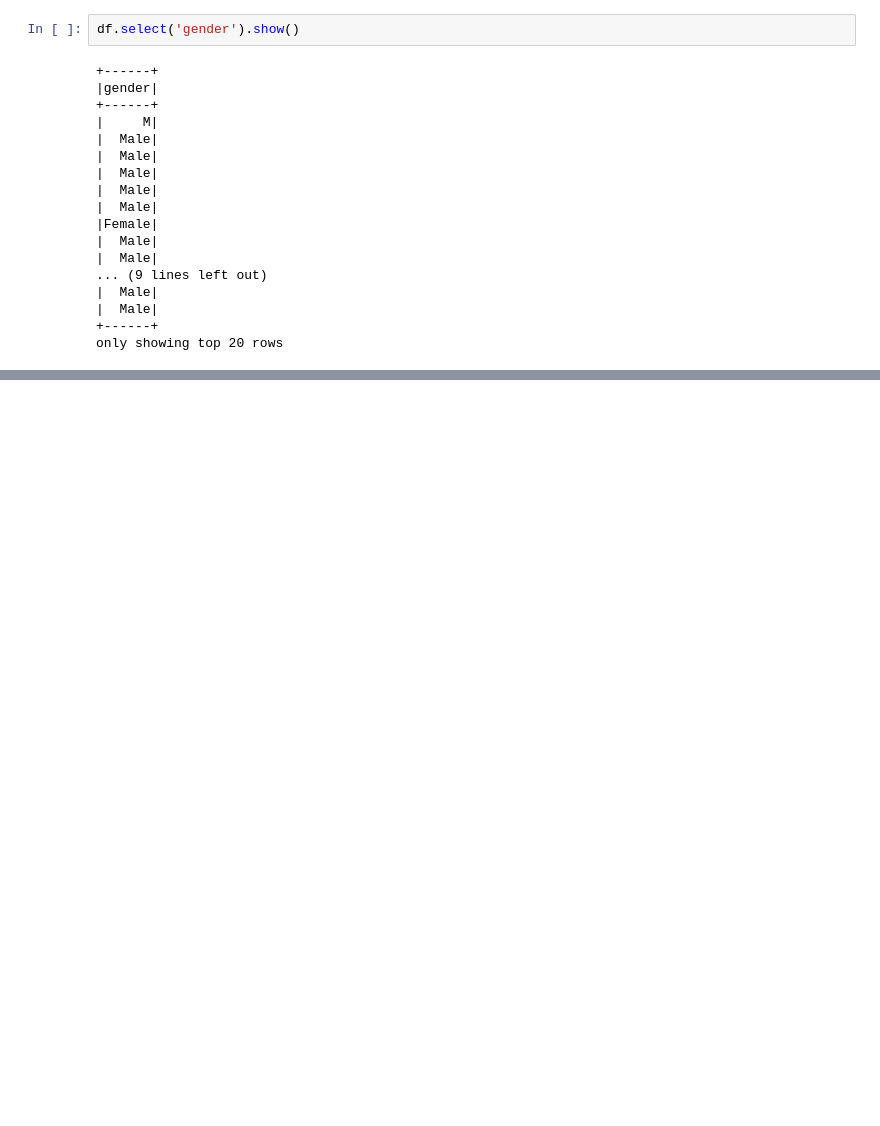
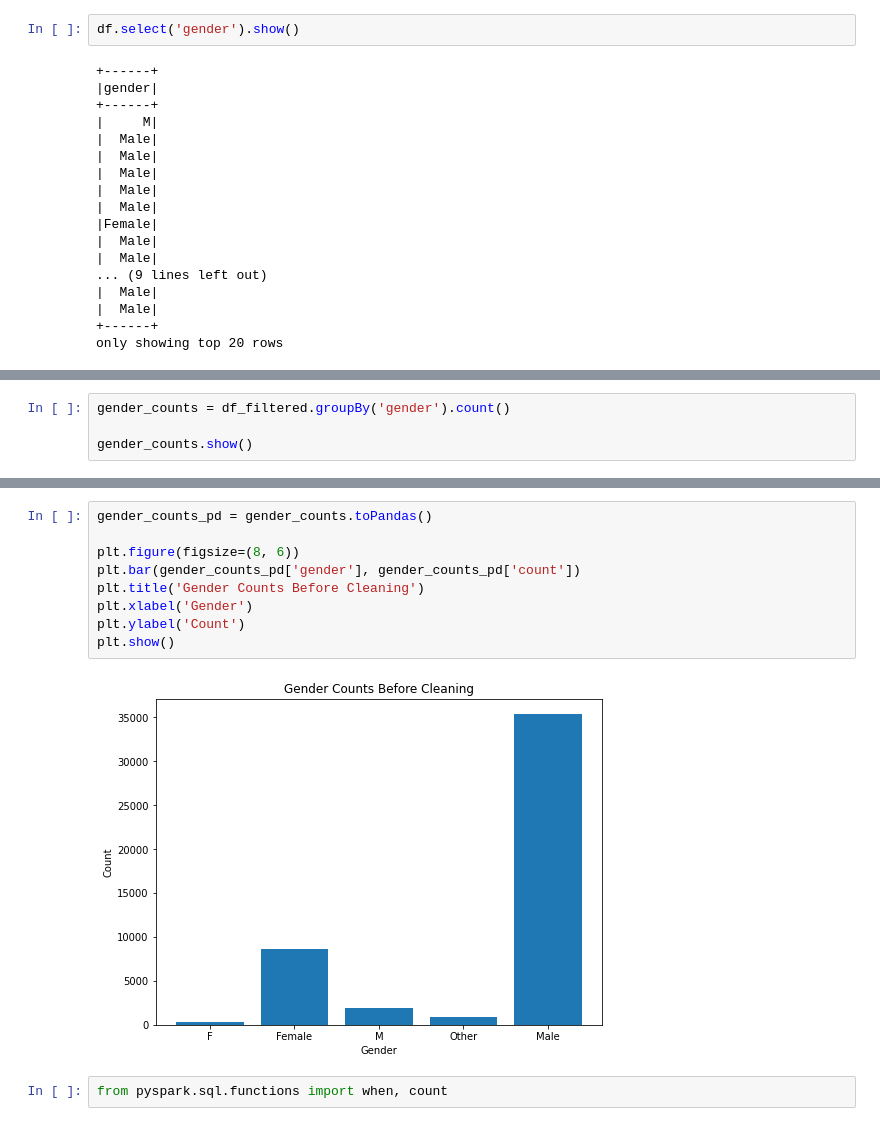
Before and after one commit to XuechenSun/Iteration-4, a Jupyter notebook: BDAS.ipynb, the cells around one changed output, grey strips where cells are left out. Drawn from its saved outputs; the diff is of its cells as text; blank space fills up the shorter version.

```diff
--- a/BDAS.ipynb
+++ b/BDAS.ipynb
@@ -236,0 +282,4 @@ only showing top 20 rows
+# %%
+gender_counts = df_filtered.groupBy('gender').count()
+
+gender_counts.show()
@@ -236,0 +296,13 @@ only showing top 20 rows
+# %%
+gender_counts_pd = gender_counts.toPandas()
+
+plt.figure(figsize=(8, 6))
+plt.bar(gender_counts_pd['gender'], gender_counts_pd['count'])
+plt.title('Gender Counts Before Cleaning')
+plt.xlabel('Gender')
+plt.ylabel('Count')
+plt.show()
+# %% [output]
+[figure, added]
+# %%
+from pyspark.sql.functions import when, count
```
Also changed, not shown: parts of 23 cells of this notebook.
